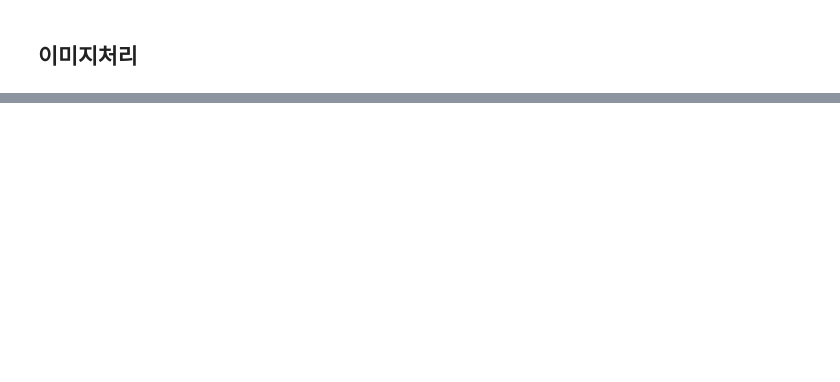
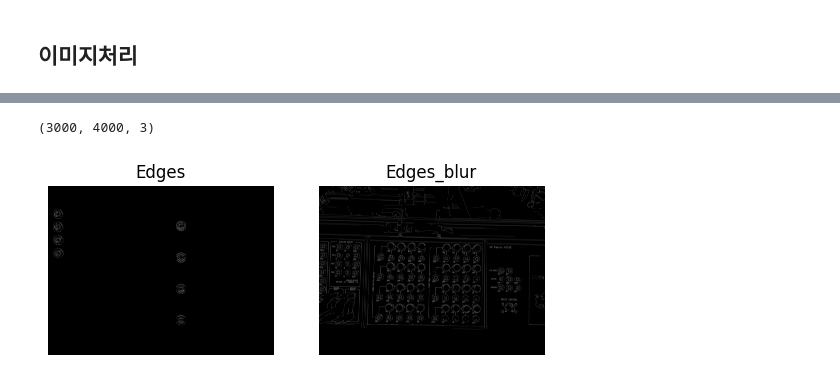
Before and after one commit to bsw1658/korch2507, a Jupyter notebook: py06_my.ipynb, the cells around one changed output, grey strips where cells are left out. Saved outputs shown, nothing was run; the diff lists cells and outputs as text; code cells hidden in the pictures; blank space fills up the shorter version.

```diff
--- a/py06_my.ipynb
+++ b/py06_my.ipynb
@@ -59,0 +122,20 @@ plt.show()
+# %%
+edges = cv2.Canny(blue_region_rgb, 50, 150) # 50 보다 작으면 값을 무시, 150 보다 클 경우 강하게 엣지로 인정
+edges_blur = cv2.Canny(blurred_rgb, 50, 150) # 50 보다 작으면 값을 무시, 150 보다 클 경우 강하게 엣지로 인정
+
+print(blurred.shape)
+plt.subplot(1,2,1)
+plt.imshow(edges , cmap='gray')
+plt.title("Edges")
+plt.axis('off')
+
+
+plt.subplot(1,2,2)
+plt.imshow(edges_blur, cmap='gray')
+plt.title("Edges_blur")
+plt.axis('off')
+
+plt.show()
+# %% [output]
+(3000, 4000, 3)
+[figure, added]
```
Also changed, not shown: parts of 8 cells of this notebook, 3 other files.
